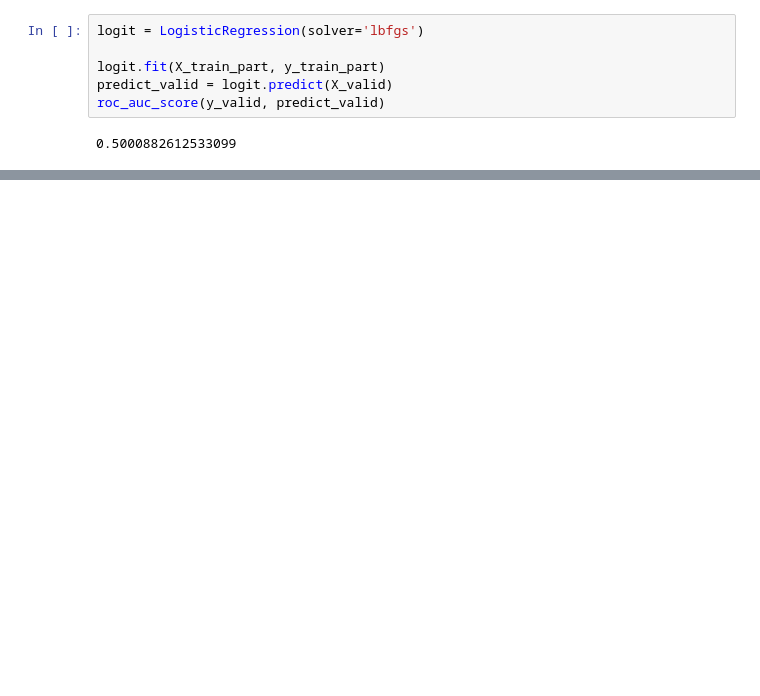
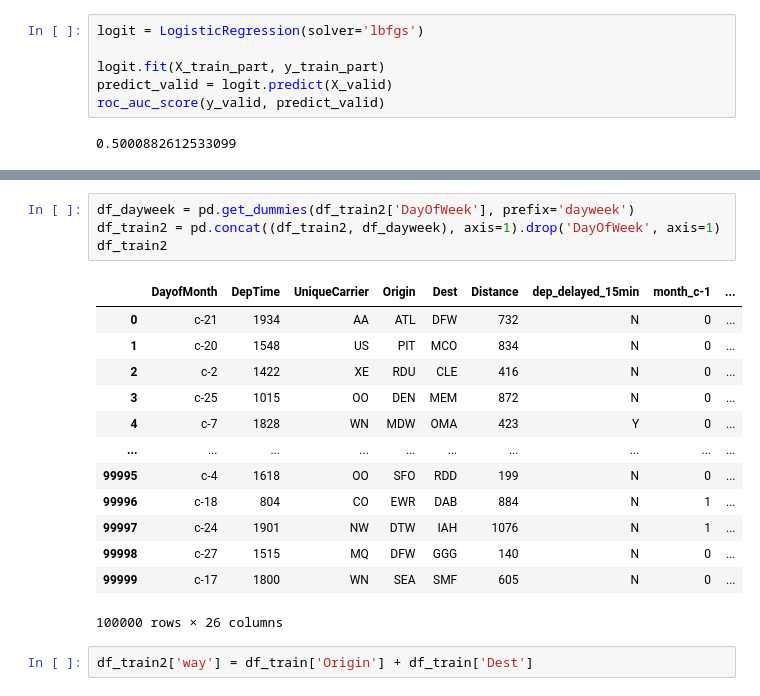
Before and after one commit to AlexeyMarg/open_ai_course, a Jupyter notebook: 10_boosting/10_boosting_homework.ipynb, the cells around one changed output, grey strips where cells are left out. Cells and saved outputs as stored; diff of their text form; blank space fills up the shorter version.

```diff
--- a/10_boosting/10_boosting_homework.ipynb
+++ b/10_boosting/10_boosting_homework.ipynb
@@ -56,0 +96,20 @@ roc_auc_score(y_valid, predict_valid)
+# %%
+df_dayweek = pd.get_dummies(df_train2['DayOfWeek'], prefix='dayweek')
+df_train2 = pd.concat((df_train2, df_dayweek), axis=1).drop('DayOfWeek', axis=1)
+df_train2
+# %% [output]
+|  | DayofMonth | DepTime | UniqueCarrier | Origin | Dest | Distance | dep_delayed_15min | month_c-1 | ... |
+| 0 | c-21 | 1934 | AA | ATL | DFW | 732 | N | 0 | ... |
+| 1 | c-20 | 1548 | US | PIT | MCO | 834 | N | 0 | ... |
+| 2 | c-2 | 1422 | XE | RDU | CLE | 416 | N | 0 | ... |
+| 3 | c-25 | 1015 | OO | DEN | MEM | 872 | N | 0 | ... |
+| 4 | c-7 | 1828 | WN | MDW | OMA | 423 | Y | 0 | ... |
+| ... | ... | ... | ... | ... | ... | ... | ... | ... | ... |
+| 99995 | c-4 | 1618 | OO | SFO | RDD | 199 | N | 0 | ... |
+| 99996 | c-18 | 804 | CO | EWR | DAB | 884 | N | 1 | ... |
+| 99997 | c-24 | 1901 | NW | DTW | IAH | 1076 | N | 1 | ... |
+| 99998 | c-27 | 1515 | MQ | DFW | GGG | 140 | N | 0 | ... |
+| 99999 | c-17 | 1800 | WN | SEA | SMF | 605 | N | 0 | ... |
+100000 rows × 26 columns
+# %%
+df_train2['way'] = df_train['Origin'] + df_train['Dest']
```
Also changed, not shown: parts of 18 cells of this notebook.
